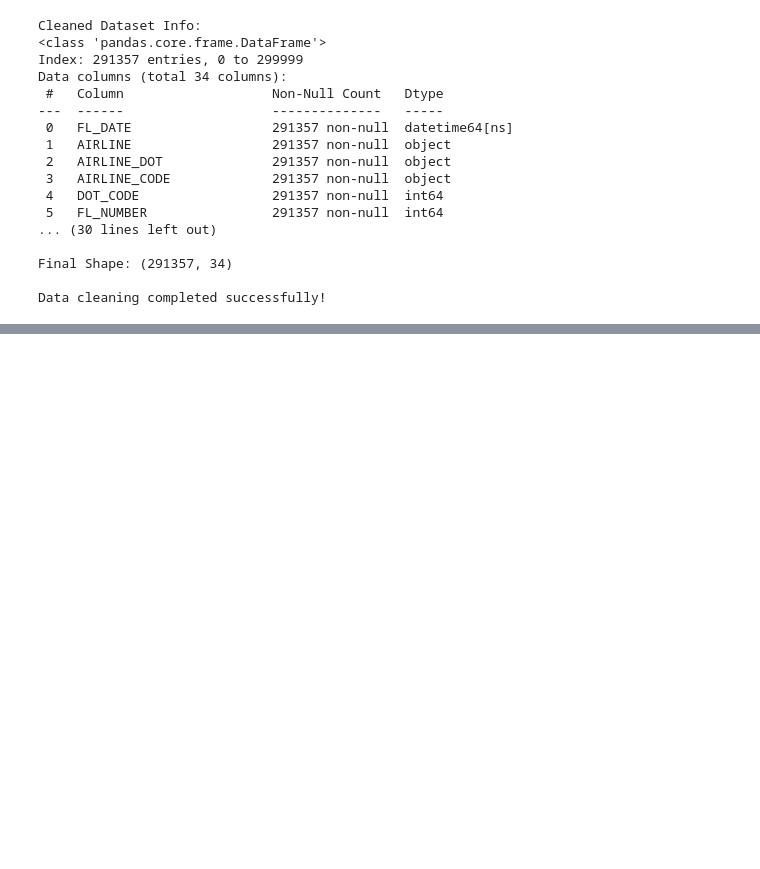
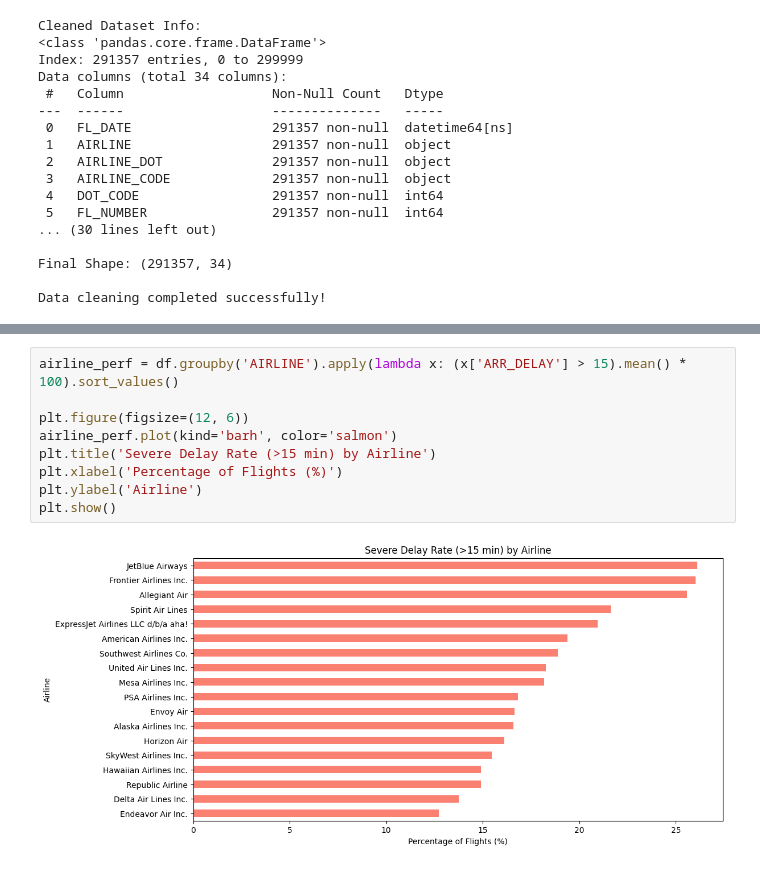
Before and after one commit to Nadaebx/flight-delay-analytics, a Jupyter notebook: flight-delay-analytics/notebooks/flight_analysis.ipynb, the cells around one changed output, grey strips where cells are left out. Drawn from its saved outputs; the diff is of its cells as text; blank space fills up the shorter version.

```diff
--- a/flight-delay-analytics/notebooks/flight_analysis.ipynb
+++ b/flight-delay-analytics/notebooks/flight_analysis.ipynb
@@ -151,0 +206,11 @@ Data cleaning completed successfully!
+# %%
+airline_perf = df.groupby('AIRLINE').apply(lambda x: (x['ARR_DELAY'] > 15).mean() * 100).sort_values()
+
+plt.figure(figsize=(12, 6))
+airline_perf.plot(kind='barh', color='salmon')
+plt.title('Severe Delay Rate (>15 min) by Airline')
+plt.xlabel('Percentage of Flights (%)')
+plt.ylabel('Airline')
+plt.show()
+# %% [output]
+[figure, added]
```
Also changed, not shown: parts of 11 cells of this notebook, 2 other files.
